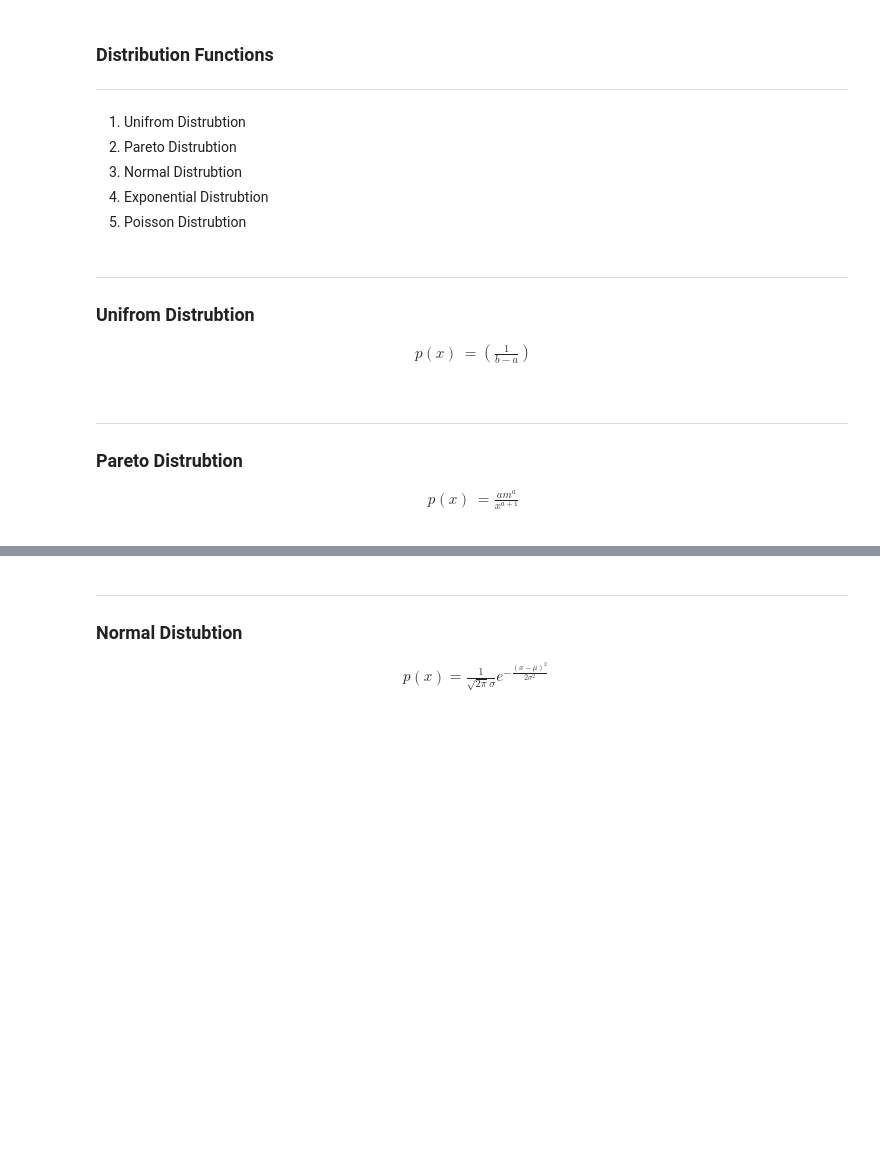
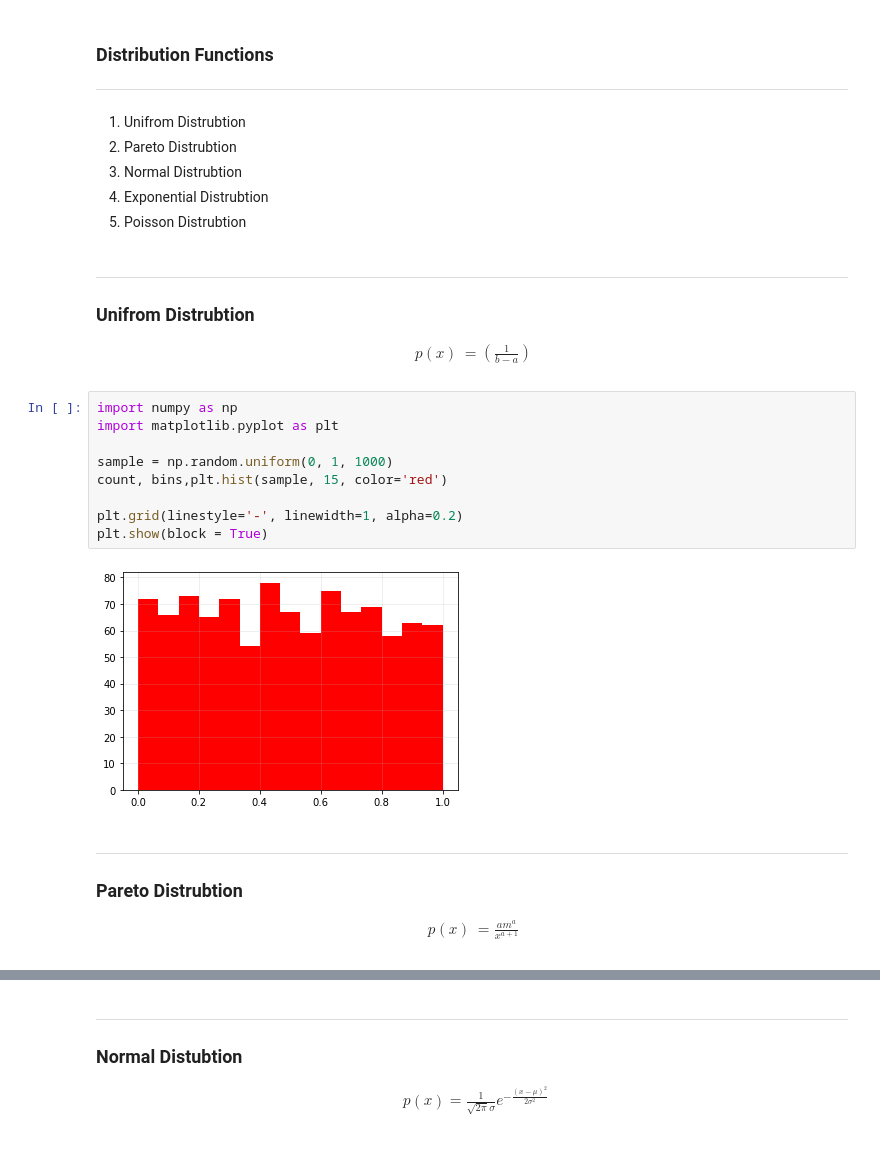
Before and after one commit to JackCaff/Prog-DA-Assignment, a Jupyter notebook: Assignment-2020 Programming for Data Analysis.ipynb, the cells around one changed output, grey strips where cells are left out. Cells and saved outputs as stored; diff of their text form; blank space fills up the shorter version.

Commit message:
Add Simple Random Data explanation and examples

```diff
--- a/Assignment-2020 Programming for Data Analysis.ipynb
+++ b/Assignment-2020 Programming for Data Analysis.ipynb
@@ -128,12 +185,23 @@ The following are Permutation Functions are used by the numpy.random package:
 ### Unifrom Distrubtion
 
 \begin{align}
-\ p(x) & = (\frac{1}{b-a}) \\
+\ p(x) & = (\frac{1}{b-a})
 \end{align}
+# %%
+import numpy as np
+import matplotlib.pyplot as plt
+
+sample = np.random.uniform(0, 1, 1000)
+count, bins,plt.hist(sample, 15, color='red')
+
+plt.grid(linestyle='-', linewidth=1, alpha=0.2)
+plt.show(block = True)
+# %% [output]
+[figure, added]
 # %% [markdown]
 ***
 ### Pareto Distrubtion
 
 \begin{align}
-\ p(x) & = \frac{am^a}{x^{a+1}} \\
+\ p(x) & = \frac{am^a}{x^{a+1}}
 \end{align}
```
Also changed, not shown: parts of 15 cells of this notebook.
